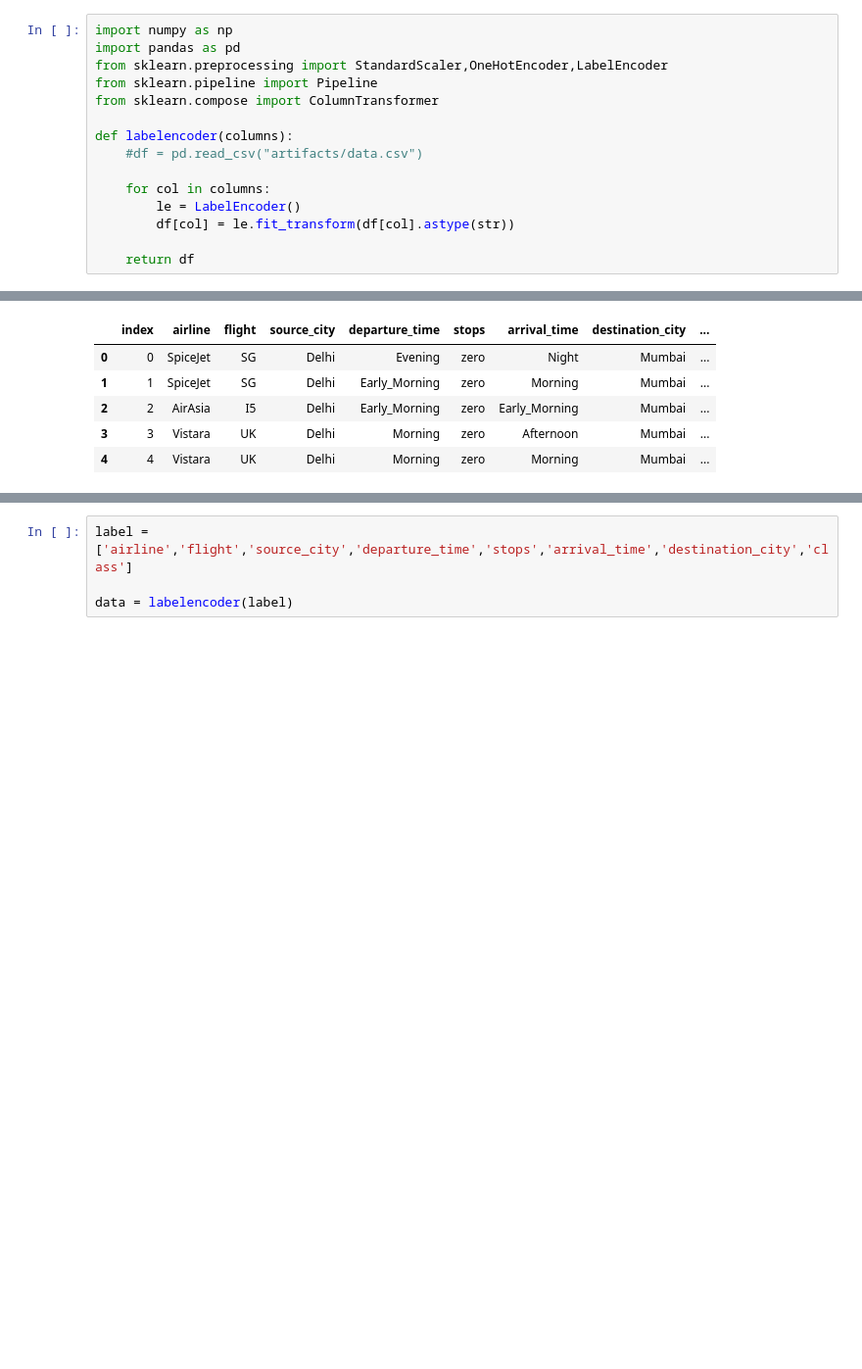
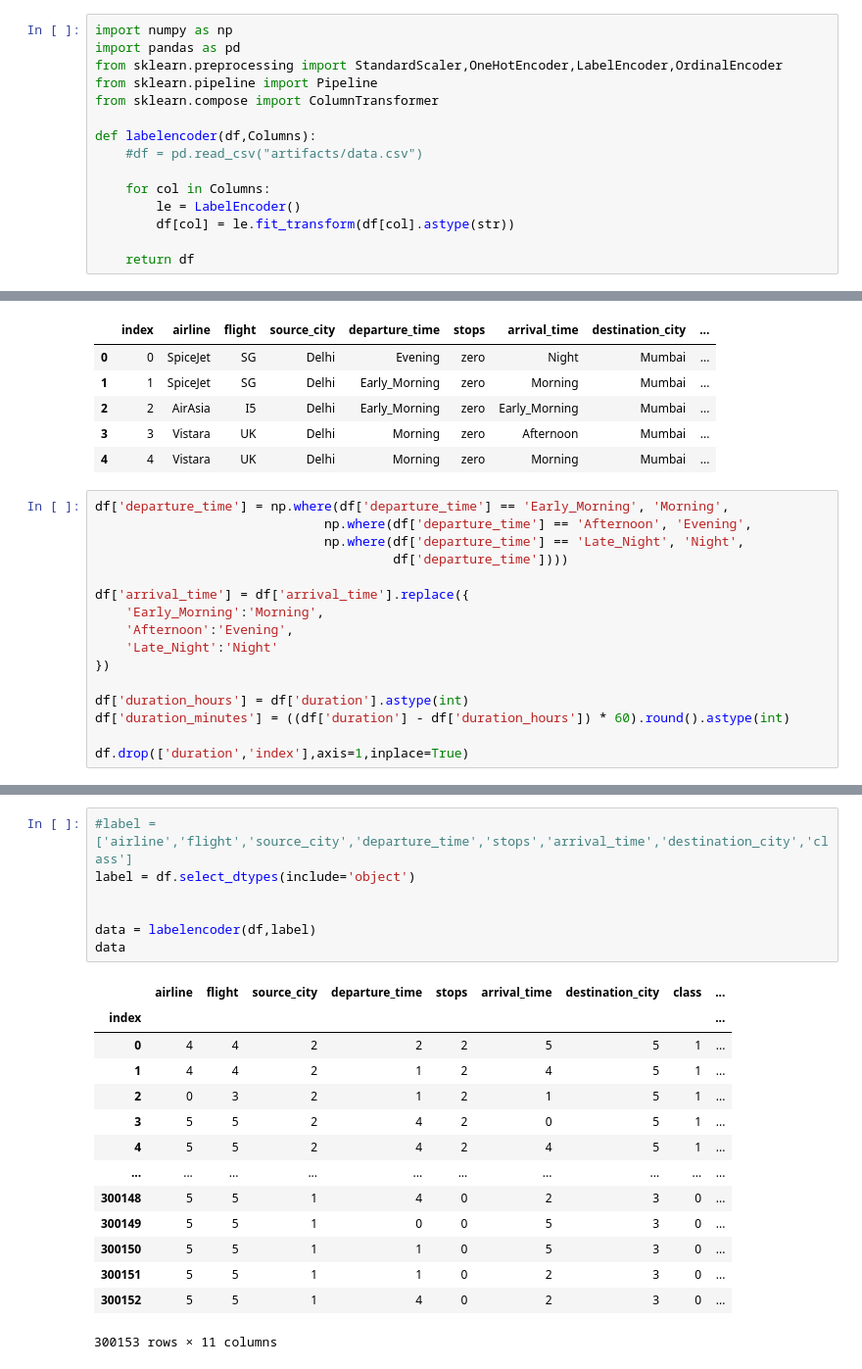
Before and after one commit to Ahmed2797/End_To_End_ML-Project, a Jupyter notebook: data/model_trainer.ipynb, the cells around one changed output, grey strips where cells are left out. Shown at 98% size. Cells and saved outputs as stored; diff of their text form; blank space fills up the shorter version.

Commit message:
'DataTransformation

```diff
--- a/data/model_trainer.ipynb
+++ b/data/model_trainer.ipynb
@@ -1,14 +1,14 @@
 # %%
 import numpy as np
 import pandas as pd
-from sklearn.preprocessing import StandardScaler,OneHotEncoder,LabelEncoder
+from sklearn.preprocessing import StandardScaler,OneHotEncoder,LabelEncoder,OrdinalEncoder
 from sklearn.pipeline import Pipeline
 from sklearn.compose import ColumnTransformer
 
-def labelencoder(columns):
+def labelencoder(df,Columns):
     #df = pd.read_csv("artifacts/data.csv")
 
-    for col in columns:
+    for col in Columns:
         le = LabelEncoder()
         df[col] = le.fit_transform(df[col].astype(str))
 
@@ -61,3 +65,19 @@ df.head()
 | 2 | 2 | AirAsia | I5 | Delhi | Early_Morning | zero | Early_Morning | Mumbai | ... |
 | 3 | 3 | Vistara | UK | Delhi | Morning | zero | Afternoon | Mumbai | ... |
 | 4 | 4 | Vistara | UK | Delhi | Morning | zero | Morning | Mumbai | ... |
+# %%
+df['departure_time'] = np.where(df['departure_time'] == 'Early_Morning', 'Morning',
+                              np.where(df['departure_time'] == 'Afternoon', 'Evening',
+                              np.where(df['departure_time'] == 'Late_Night', 'Night',
+                                       df['departure_time'])))
+
+df['arrival_time'] = df['arrival_time'].replace({
+    'Early_Morning':'Morning',
+    'Afternoon':'Evening',
+    'Late_Night':'Night'
+})
+
+df['duration_hours'] = df['duration'].astype(int)
+df['duration_minutes'] = ((df['duration'] - df['duration_hours']) * 60).round().astype(int)
+
+df.drop(['duration','index'],axis=1,inplace=True)
@@ -64,4 +130,22 @@ df.head()
 # %%
-label = ['airline','flight','source_city','departure_time','stops','arrival_time','destination_city','class']
+#label = ['airline','flight','source_city','departure_time','stops','arrival_time','destination_city','class']
+label = df.select_dtypes(include='object')
 
-data = labelencoder(label)
+
+data = labelencoder(df,label)
+data
+# %% [output]
+|  | airline | flight | source_city | departure_time | stops | arrival_time | destination_city | class | ... |
+| index |  |  |  |  |  |  |  |  | ... |
+| 0 | 4 | 4 | 2 | 2 | 2 | 5 | 5 | 1 | ... |
+| 1 | 4 | 4 | 2 | 1 | 2 | 4 | 5 | 1 | ... |
+| 2 | 0 | 3 | 2 | 1 | 2 | 1 | 5 | 1 | ... |
+| 3 | 5 | 5 | 2 | 4 | 2 | 0 | 5 | 1 | ... |
+| 4 | 5 | 5 | 2 | 4 | 2 | 4 | 5 | 1 | ... |
+| ... | ... | ... | ... | ... | ... | ... | ... | ... | ... |
+| 300148 | 5 | 5 | 1 | 4 | 0 | 2 | 3 | 0 | ... |
+| 300149 | 5 | 5 | 1 | 0 | 0 | 5 | 3 | 0 | ... |
+| 300150 | 5 | 5 | 1 | 1 | 0 | 5 | 3 | 0 | ... |
+| 300151 | 5 | 5 | 1 | 1 | 0 | 2 | 3 | 0 | ... |
+| 300152 | 5 | 5 | 1 | 4 | 0 | 2 | 3 | 0 | ... |
+300153 rows × 11 columns
```
Also changed, not shown: parts of 27 cells of this notebook, 7 other files.
